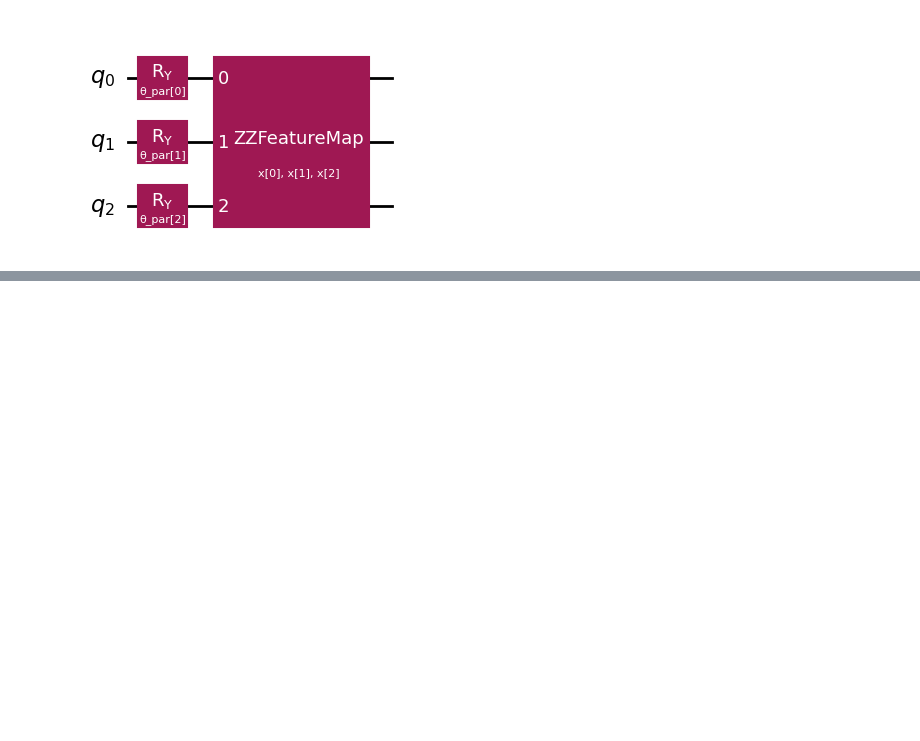
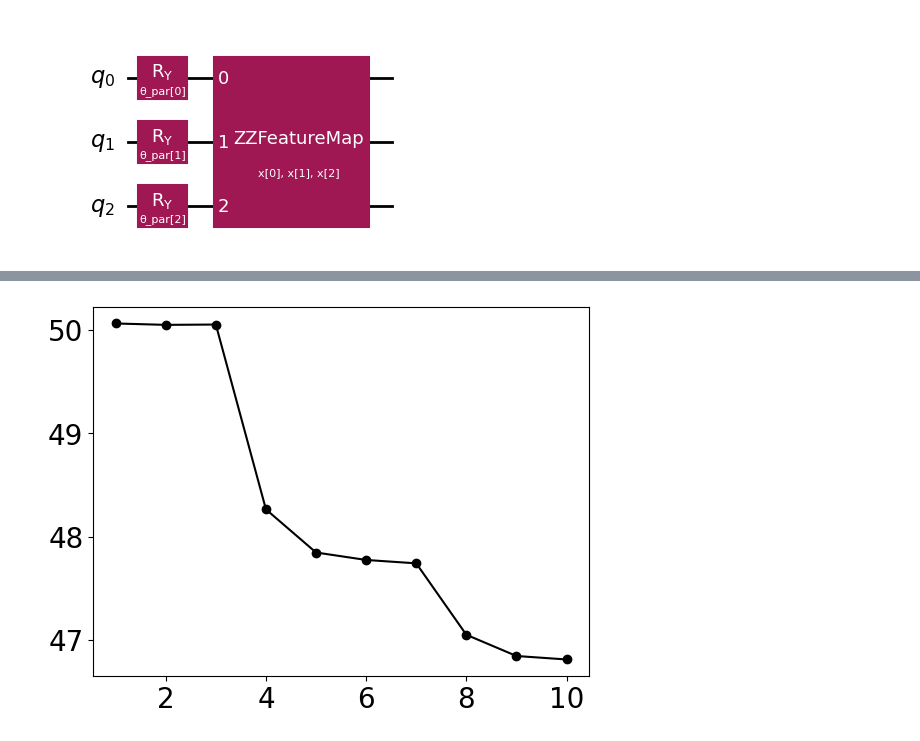
Before and after one commit to fdamore/QK, a Jupyter notebook: notebooks/data_adhoc.ipynb, the cells around one changed output, grey strips where cells are left out. Saved outputs shown, nothing was run; the diff lists cells and outputs as text; code cells hidden in the pictures; blank space fills up the shorter version.

```diff
--- a/notebooks/data_adhoc.ipynb
+++ b/notebooks/data_adhoc.ipynb
@@ -122,3 +141,8 @@ ValueError: The number of qubits of the circuit (3) does not match the number of
+# %%
+#plot data
+my_callback.plot_data()
+# %% [output]
+[figure, added]
 # %%
 #TRAINING SVC
 #using optimezed kernel in QSVC
```
Also changed, not shown: parts of 7 cells of this notebook, 2 other files.
